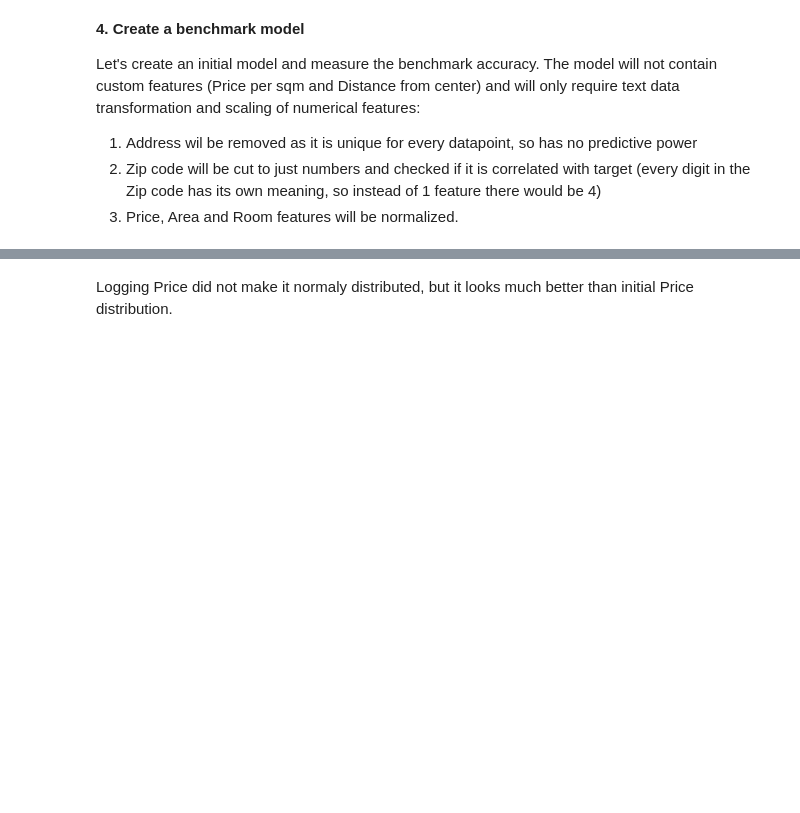
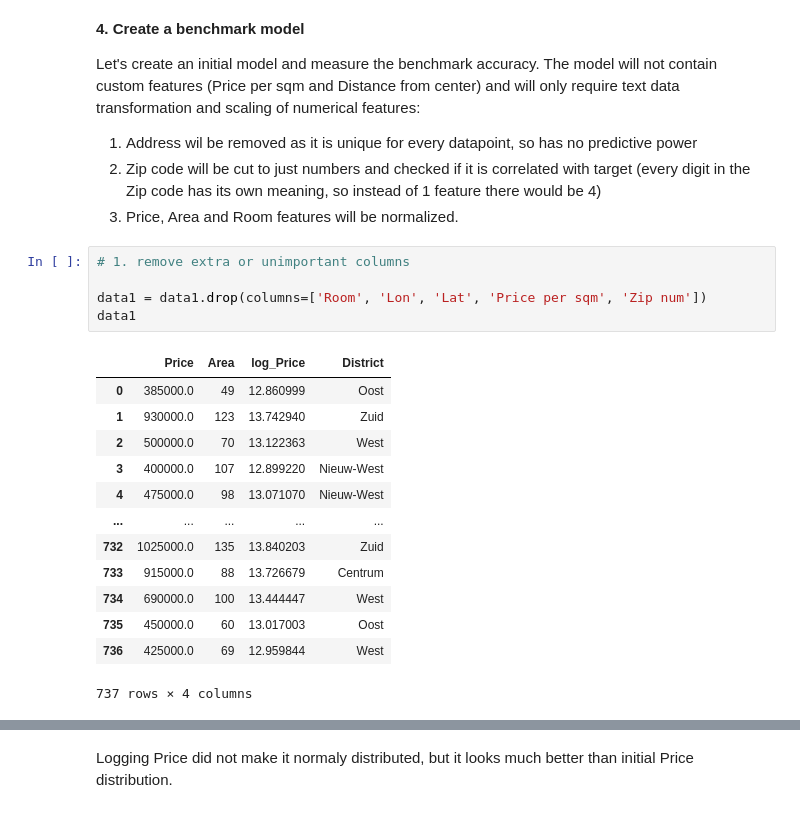
Before and after one commit to nadiia-duiunova/House_price, a Jupyter notebook: Stat inference.ipynb, the cells around one changed output, grey strips where cells are left out. Drawn from its saved outputs; the diff is of its cells as text; blank space fills up the shorter version.

```diff
--- a/Stat inference.ipynb
+++ b/Stat inference.ipynb
@@ -570,4 +561,23 @@ Let's create an initial model and measure the benchmark accuracy. The model will
  1. Address wil be removed as it is unique for every datapoint, so has no predictive power
  2. Zip code will be cut to just numbers and checked if it is correlated with target (every digit in the Zip code has its own meaning, so instead of 1 feature there would be 4)
  3. Price, Area and Room features will be normalized.
+# %%
+# 1. remove extra or unimportant columns
+
+data1 = data1.drop(columns=['Room', 'Lon', 'Lat', 'Price per sqm', 'Zip num'])
+data1
+# %% [output]
+|  | Price | Area | log_Price | District |
+| 0 | 385000.0 | 49 | 12.860999 | Oost |
+| 1 | 930000.0 | 123 | 13.742940 | Zuid |
+| 2 | 500000.0 | 70 | 13.122363 | West |
+| 3 | 400000.0 | 107 | 12.899220 | Nieuw-West |
+| 4 | 475000.0 | 98 | 13.071070 | Nieuw-West |
+| ... | ... | ... | ... | ... |
+| 732 | 1025000.0 | 135 | 13.840203 | Zuid |
+| 733 | 915000.0 | 88 | 13.726679 | Centrum |
+| 734 | 690000.0 | 100 | 13.444447 | West |
+| 735 | 450000.0 | 60 | 13.017003 | Oost |
+| 736 | 425000.0 | 69 | 12.959844 | West |
+737 rows × 4 columns
 # %%
```
Also changed, not shown: parts of 27 cells of this notebook.
